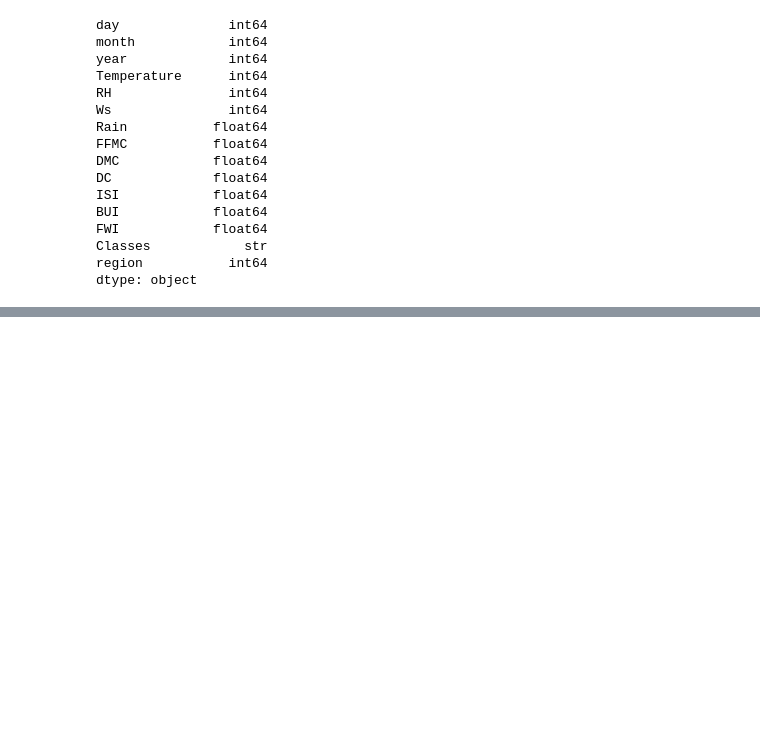
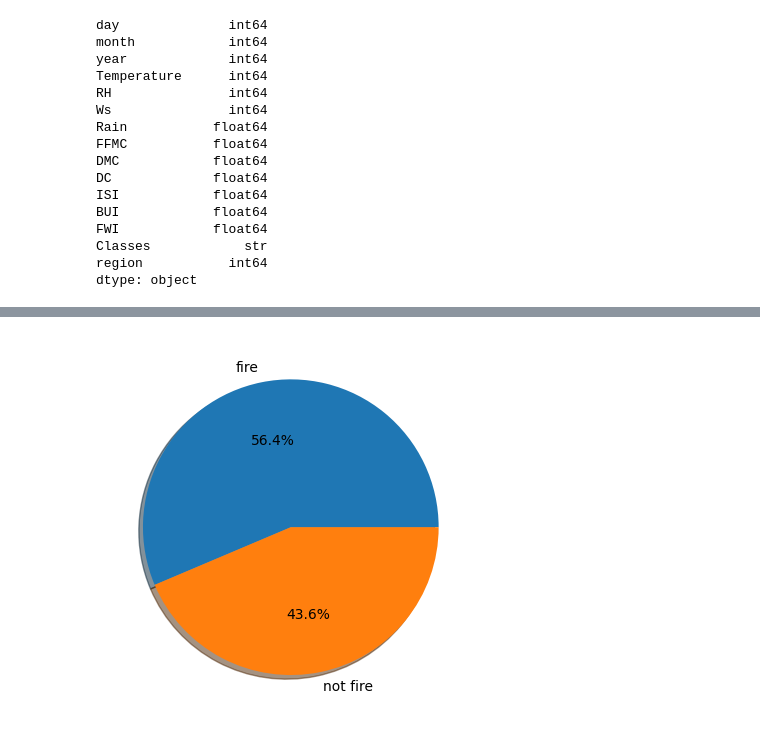
Before and after one commit to NarnindiMounica/Machine_Learning_Works, a Jupyter notebook: Regression/ridge_lasso_elasticnet_regression.ipynb, the cells around one changed output, grey strips where cells are left out. Drawn from its saved outputs; the diff is of its cells as text; code cells hidden in the pictures; blank space fills up the shorter version.

```diff
--- a/Regression/ridge_lasso_elasticnet_regression.ipynb
+++ b/Regression/ridge_lasso_elasticnet_regression.ipynb
@@ -201,0 +234,7 @@ df['DC'].dtype
+# %%
+#pie chart on feature Classes
+
+plt.pie(df['Classes'].value_counts(normalize=True), labels=['fire', 'not fire'], autopct='%1.1f%%', shadow=True)
+plt.show()
+# %% [output]
+[figure, added]
```
Also changed, not shown: parts of 6 cells of this notebook, 1 other file.
